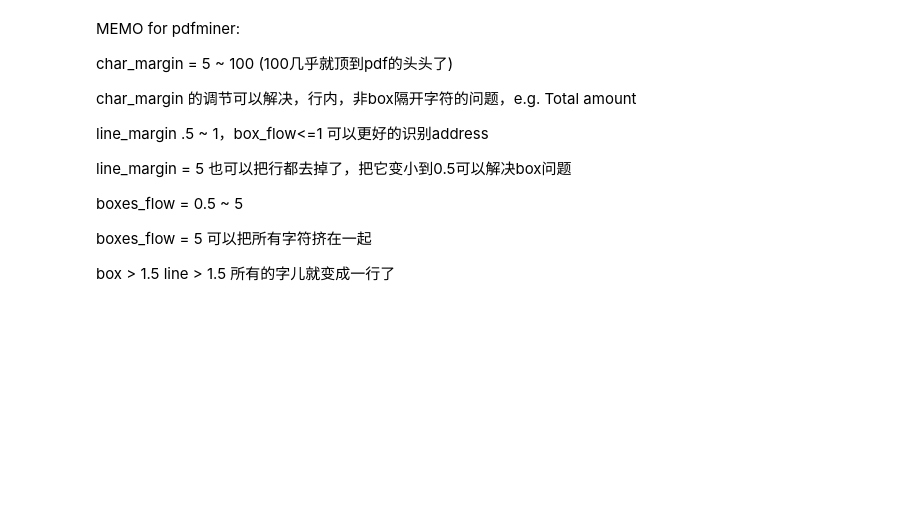
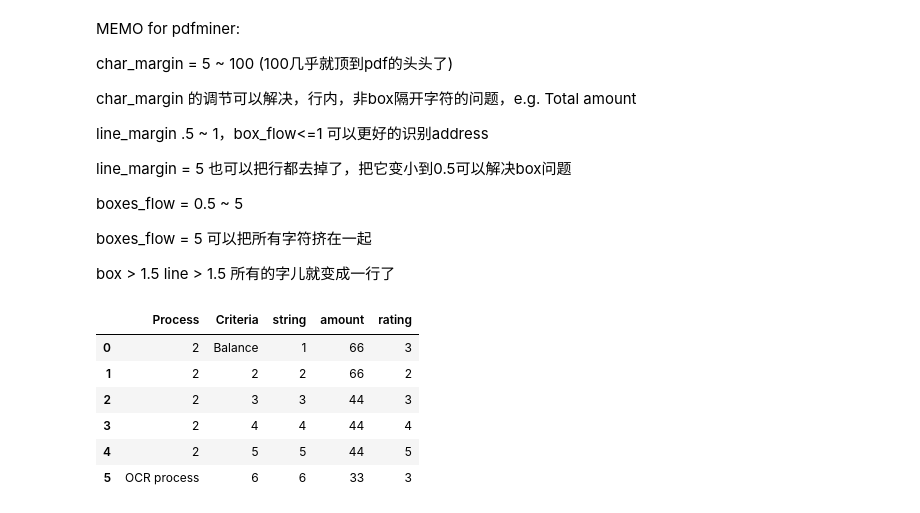
Before and after one commit to air-yan/InvoiceOCR, a Jupyter notebook: Computer Vision Project_updated.ipynb, the cells around one changed output. Cells and saved outputs as stored; diff of their text form; code cells hidden in the pictures; blank space fills up the shorter version.

```diff
--- a/Computer Vision Project_updated.ipynb
+++ b/Computer Vision Project_updated.ipynb
@@ -509,3 +488,35 @@ def regex_extraction(txt):
 #     regex_date(txt)
 #     regex_vendor_address(txt)
 #     regex_remittance(txt)
+# %%
+df = pd.DataFrame({
+    'Process':['2','2','2','2','2', 'OCR process'],
+    'Criteria':['Balance',2,3,4,5,6],
+    'string':[1,2,3,4,5,6],
+    'amount':[66,66,44,44,44,33],
+    'rating':[1,2,3,4,5,6]
+})
+# %%
+def balance_rating_up(x):
+    if x['Criteria'] == 'Balance':
+        return x['rating'] + 2
+    else:
+        return x['rating']
+
+def ocr_rating_down(x):
+    if x['Process'] == 'OCR process':
+        return x['rating'] - 3
+    else:
+        return x['rating']
+# %%
+df['rating'] = df.apply(balance_rating_up,axis=1)
+df['rating'] = df.apply(ocr_rating_down, axis=1)
+df
+# %% [output]
+|  | Process | Criteria | string | amount | rating |
+| 0 | 2 | Balance | 1 | 66 | 3 |
+| 1 | 2 | 2 | 2 | 66 | 2 |
+| 2 | 2 | 3 | 3 | 44 | 3 |
+| 3 | 2 | 4 | 4 | 44 | 4 |
+| 4 | 2 | 5 | 5 | 44 | 5 |
+| 5 | OCR process | 6 | 6 | 33 | 3 |
```
Also changed, not shown: parts of 7 cells of this notebook, 1 other file.
